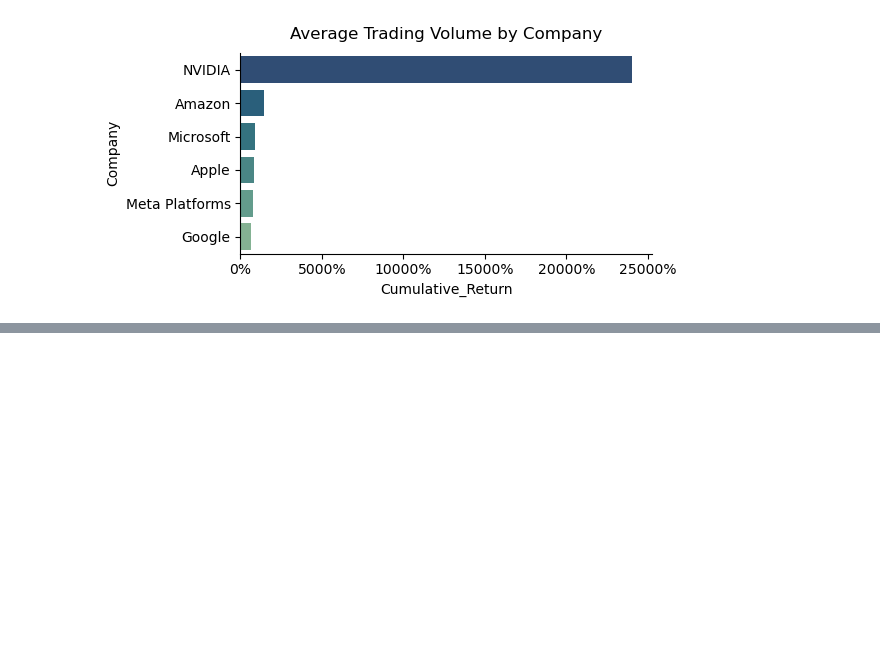
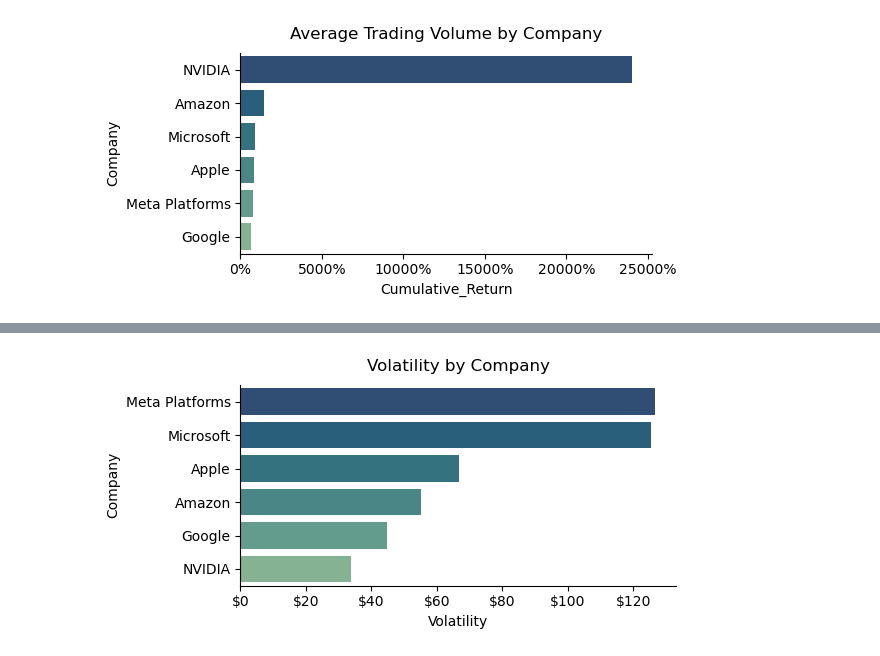
Before and after one commit to modyreturn/Stock-Market-Analysis, a Jupyter notebook: Stock_Analysis.ipynb, the cells around one changed output, grey strips where cells are left out. Cells and saved outputs as stored; diff of their text form; code cells hidden in the pictures; blank space fills up the shorter version.

Commit message:
Stock_Analysis

```diff
--- a/Stock_Analysis.ipynb
+++ b/Stock_Analysis.ipynb
@@ -132,0 +283,6 @@ plt.show()
+# %%
+# Volatility Analysis (Standard Deviation)
+volatility = df.groupby('Company')['Close'].std().reset_index(name='Volatility')
+
+volatility.sort_values(by='Volatility', ascending=False, inplace=True)
+volatility
@@ -132,0 +297,25 @@ plt.show()
+# %%
+plt.figure(figsize=(6, 3))
+sns.barplot(data=volatility,
+            x='Volatility',
+            y='Company',
+            palette='crest_r',
+           )
+
+
+def curruncy_formatter(x, pos):
+    if x >= 1e6:
+        return f"${x / 1e6:.0f}M"
+    else:
+        return f"${x:.0f}"
+
+# Format x-axis tick labels
+plt.gca().xaxis.set_major_formatter(FuncFormatter(curruncy_formatter))
+
+plt.title('Volatility by Company', pad=10)
+
+sns.despine()
+plt.tight_layout()
+plt.show()
+# %% [output]
+[figure, added]
```
Also changed, not shown: parts of 29 cells of this notebook.
